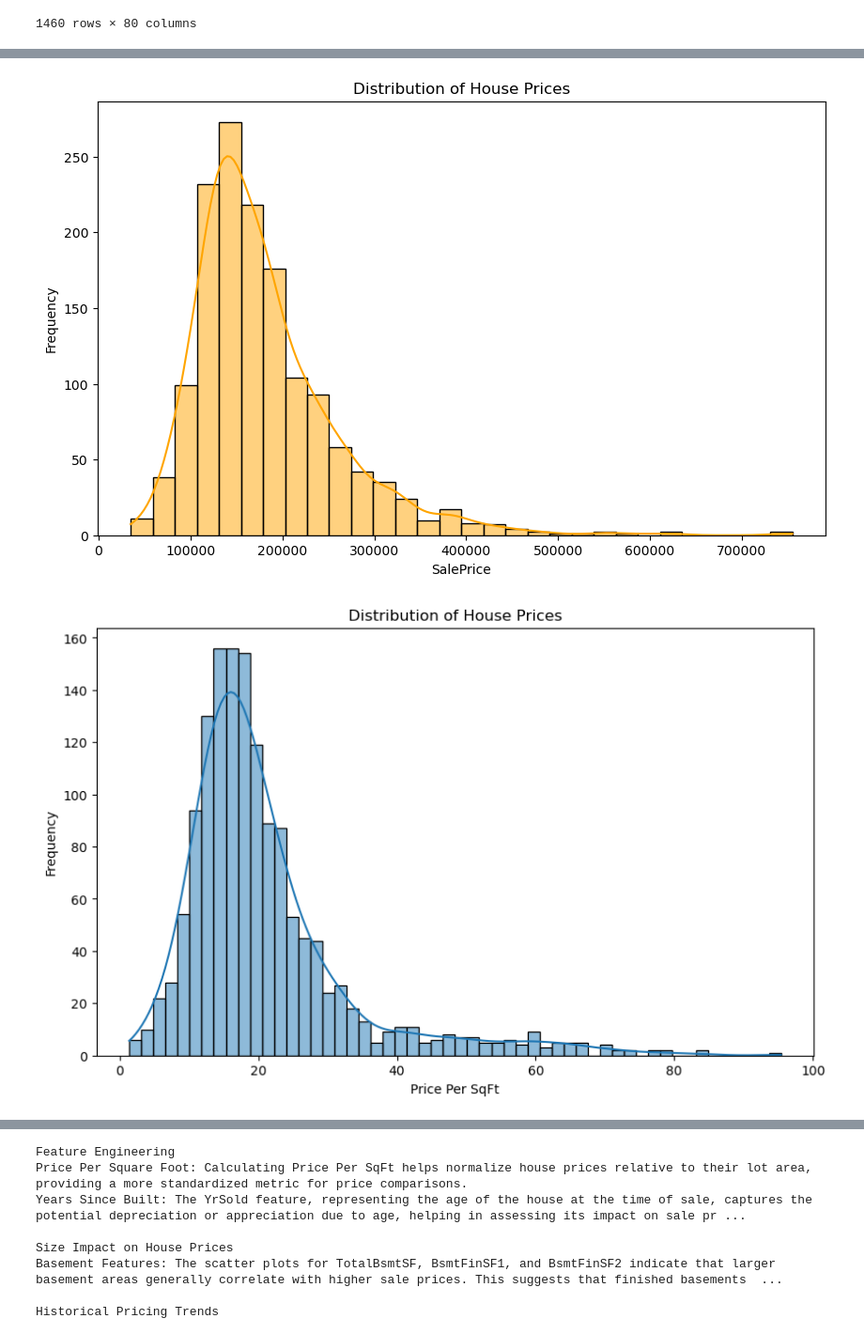
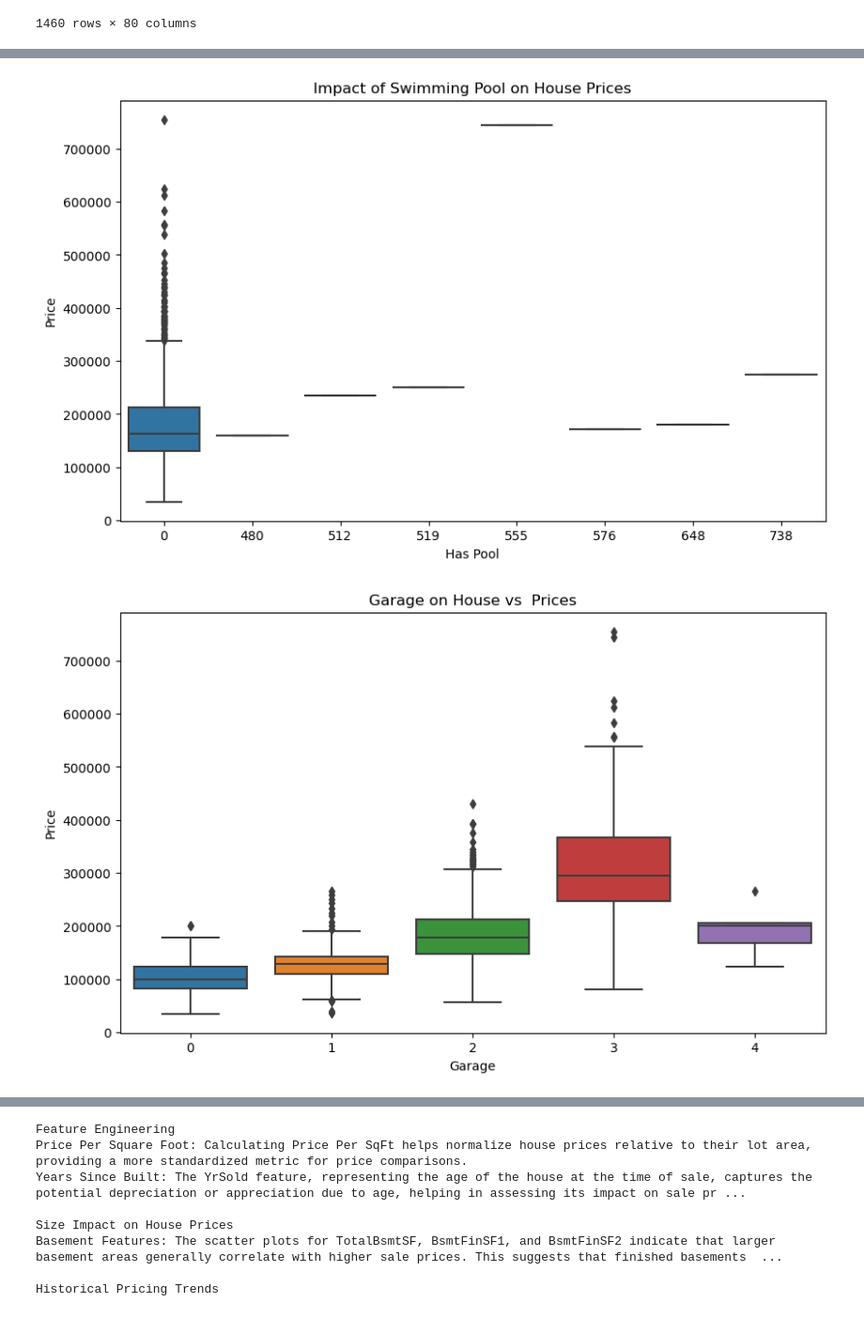
Before and after one commit to deewanker/House-Prediction-and-Analysis, a Jupyter notebook: Housing.ipynb, the cells around one changed output, grey strips where cells are left out. Shown at 94% size. Drawn from its saved outputs; the diff is of its cells as text; code cells hidden in the pictures.

```diff
--- a/Housing.ipynb
+++ b/Housing.ipynb
@@ -203,0 +193,14 @@ Length: 80, dtype: object
+# %%
+# Fill missing values with appropriate strategies
+Housing.fillna({
+    'Electrical': 'No Electrical',
+    'GarageYrBlt': Housing['GarageYrBlt'].median(),
+}, inplace=True)
+# %%
+# Convert categorical features to 'category' dtype
+categorical_columns = Housing.select_dtypes(include=['object']).columns
+print("Categorical Columns:")
+print(categorical_columns)
+
+for col in categorical_columns:
+    Housing[col] = Housing[col].astype('category')
@@ -273,3 +441,10 @@ Housing.fillna(Housing.median(numeric_only=True), inplace=True)
+# %%
+# Create new features
+Housing['Age'] = Housing['YrSold'] - Housing['YearBuilt']
+Housing['Remodeled'] = (Housing['YearRemodAdd'] != Housing['YearBuilt']).astype(int)
+
+# Droping original features that are redundant
+Housing.drop(['YearBuilt', 'YearRemodAdd'], axis=1, inplace=True)
 # %%
 Housing
 # %% [output]
@@ -289,3 +463,0 @@ Housing
-# %%
-# Handle missing values
-Housing.fillna(Housing.mode(numeric_only=True), inplace=True)
@@ -349,19 +490,21 @@ Housing
 # %%
-# Explore the distribution of house prices using a histogram  #Univariate Analysis
+#plotting customer requirements ( ameneties)
+
 plt.figure(figsize=(10, 6))
-sns.histplot(Housing['SalePrice'], bins=30, kde=True, color="Orange")
-plt.title('Distribution of House Prices')
-plt.xlabel('SalePrice')
-plt.ylabel('Frequency')
+sns.boxplot(x='PoolArea', y='SalePrice', data=Housing)
+plt.title('Impact of Swimming Pool on House Prices')
+plt.xlabel('Has Pool')
+plt.ylabel('Price')
 plt.show()
 # %% [output]
-[figure, old version]
+[figure, new version]
 # %%
+#plotting customer requirements ( ameneties)
 plt.figure(figsize=(10, 6))
-sns.histplot(Housing['Price Per SqFt'], kde=True)
-plt.title('Distribution of House Prices')
-plt.xlabel('Price Per SqFt')
-plt.ylabel('Frequency')
+sns.boxplot(x='GarageCars', y='SalePrice', data=Housing)
+plt.title('Garage on House vs  Prices')
+plt.xlabel('Garage')
+plt.ylabel('Price')
 plt.show()
 # %% [output]
-[figure, old version]
+[figure, new version]
```
Also changed, not shown: parts of 59 cells of this notebook.
